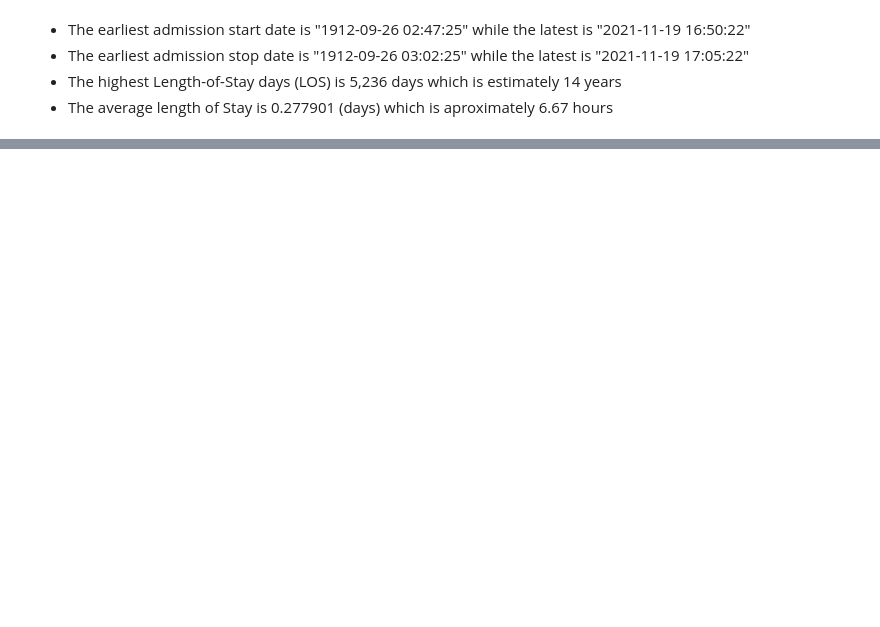
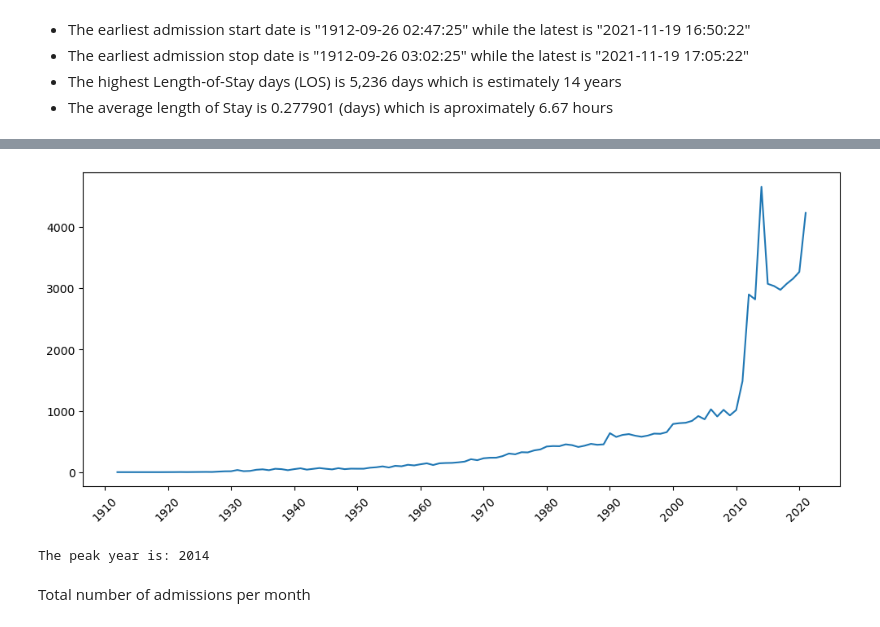
Before and after one commit to kaymighty86/hospital-network-EDA-project, a Jupyter notebook: hospital-encounter-level-data-analysis.ipynb, the cells around one changed output, grey strips where cells are left out. Drawn from its saved outputs; the diff is of its cells as text; code cells hidden in the pictures; blank space fills up the shorter version.

```diff
--- a/hospital-encounter-level-data-analysis.ipynb
+++ b/hospital-encounter-level-data-analysis.ipynb
@@ -258,0 +270,3 @@ encounter_lvl_df.describe().T
+# %%
+yearly_encounters_num = encounter_lvl_df.YEAR.value_counts().sort_index()
+yearly_encounters_num
@@ -258,0 +287,15 @@ encounter_lvl_df.describe().T
+# %%
+x_ticks = [year for year in range(1910, 2024, 10)]
+plt.figure(figsize=(12,5))
+plt.plot(yearly_encounters_num)
+plt.xticks(ticks = x_ticks, rotation = 45)
+plt.show()
+# %% [output]
+[figure, added]
+# %%
+#finding the peak year
+print(f"The peak year is: {yearly_encounters_num.sort_values(ascending=False).index[0]}")
+# %% [output]
+The peak year is: 2014
+# %% [markdown]
+Total number of admissions per month
```
Also changed, not shown: parts of 66 cells of this notebook.
